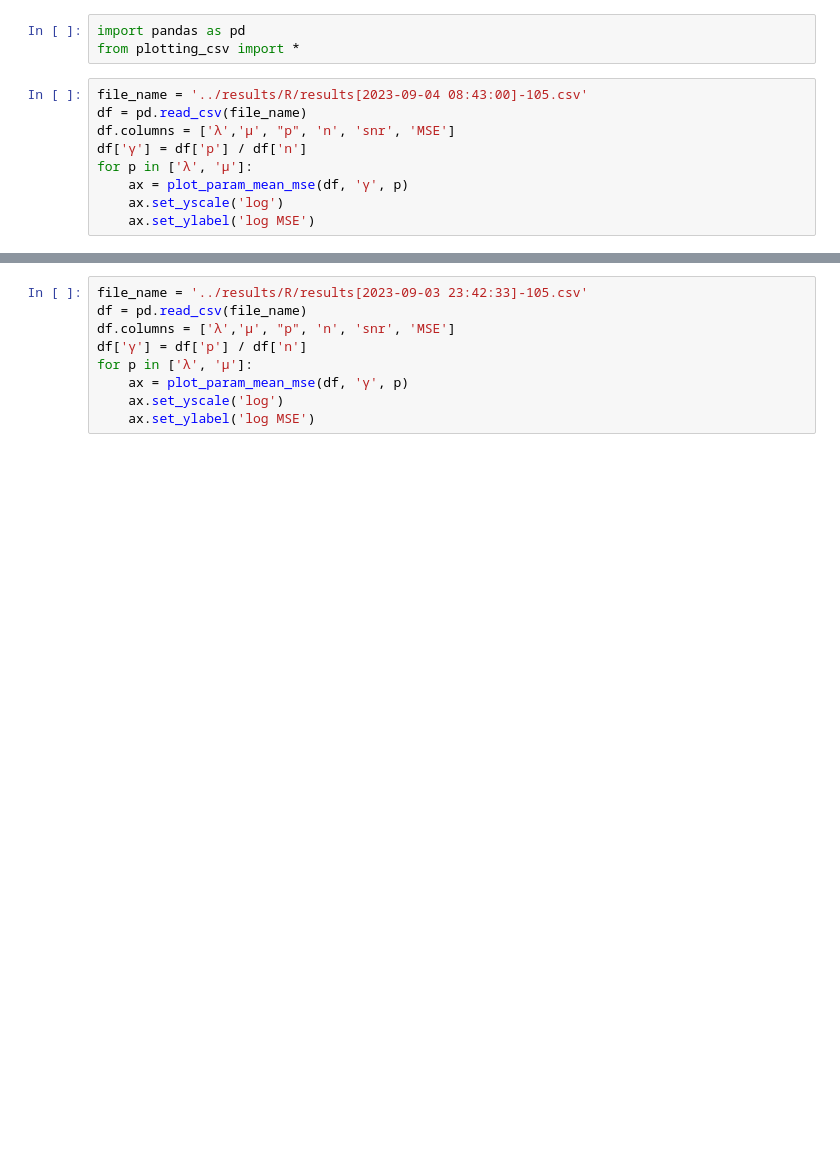
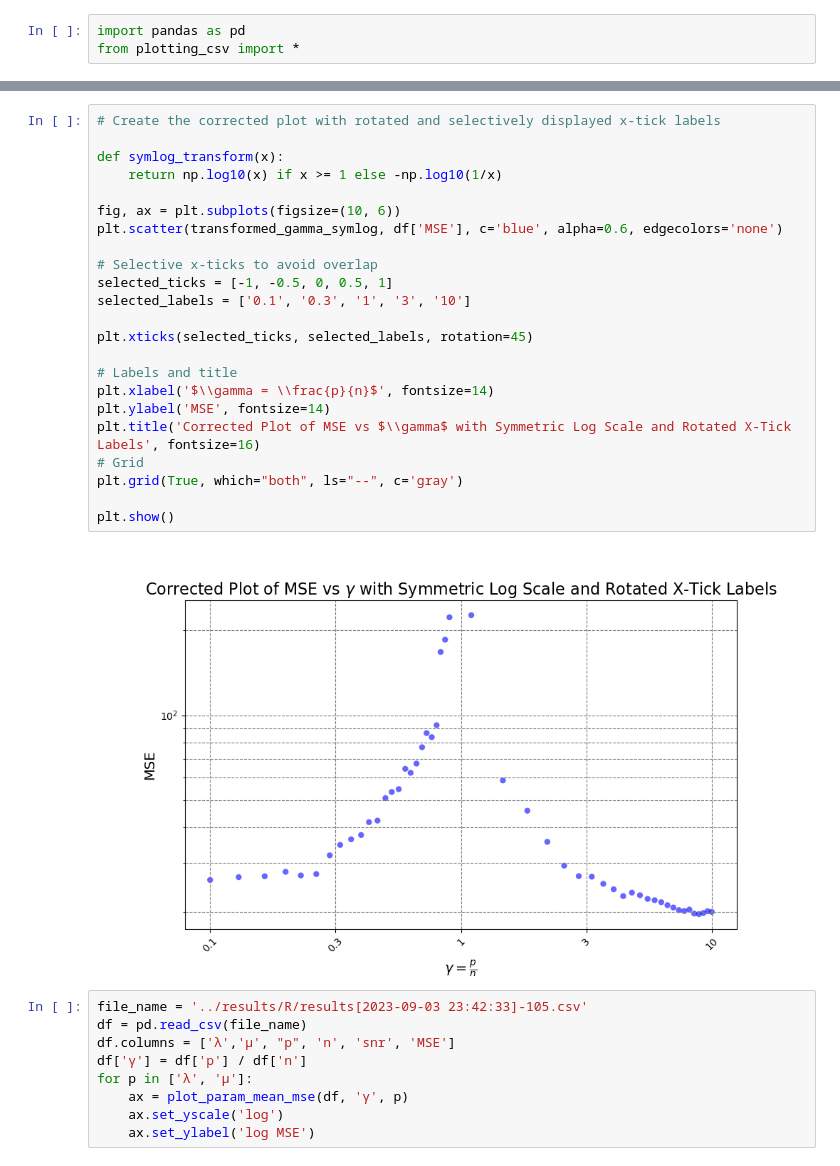
Before and after one commit to HumphreyYang/benign-overfitting, a Jupyter notebook: visualization/static_plots.ipynb, the cells around one changed output, grey strips where cells are left out. Drawn from its saved outputs; the diff is of its cells as text; blank space fills up the shorter version.

Commit message:
update code for figure 1

```diff
--- a/visualization/static_plots.ipynb
+++ b/visualization/static_plots.ipynb
@@ -7,12 +7,3 @@ Warning: Cannot change to a different GUI toolkit: ipympl. Using widget instead.
 # %%
 import pandas as pd
 from plotting_csv import *
-# %%
-file_name = '../results/R/results[2023-09-04 08:43:00]-105.csv'
-df = pd.read_csv(file_name)
-df.columns = ['λ','μ', "p", 'n', 'snr', 'MSE']
-df['γ'] = df['p'] / df['n']
-for p in ['λ', 'μ']:
-    ax = plot_param_mean_mse(df, 'γ', p)
-    ax.set_yscale('log')
-    ax.set_ylabel('log MSE')
@@ -22,3 +10,28 @@ for p in ['λ', 'μ']:
+# %%
+# Create the corrected plot with rotated and selectively displayed x-tick labels
+
+def symlog_transform(x):
+    return np.log10(x) if x >= 1 else -np.log10(1/x)
+
+fig, ax = plt.subplots(figsize=(10, 6))
+plt.scatter(transformed_gamma_symlog, df['MSE'], c='blue', alpha=0.6, edgecolors='none')
+
+# Selective x-ticks to avoid overlap
+selected_ticks = [-1, -0.5, 0, 0.5, 1]
+selected_labels = ['0.1', '0.3', '1', '3', '10']
+
+plt.xticks(selected_ticks, selected_labels, rotation=45)
+
+# Labels and title
+plt.xlabel('$\\gamma = \\frac{p}{n}$', fontsize=14)
+plt.ylabel('MSE', fontsize=14)
+plt.title('Corrected Plot of MSE vs $\\gamma$ with Symmetric Log Scale and Rotated X-Tick Labels', fontsize=16)
+# Grid
+plt.grid(True, which="both", ls="--", c='gray')
+
+plt.show()
+# %% [output]
+[figure, added]
 # %%
 file_name = '../results/R/results[2023-09-03 23:42:33]-105.csv'
 df = pd.read_csv(file_name)
```
Also changed, not shown: parts of 1 cell of this notebook, 5 other files.
